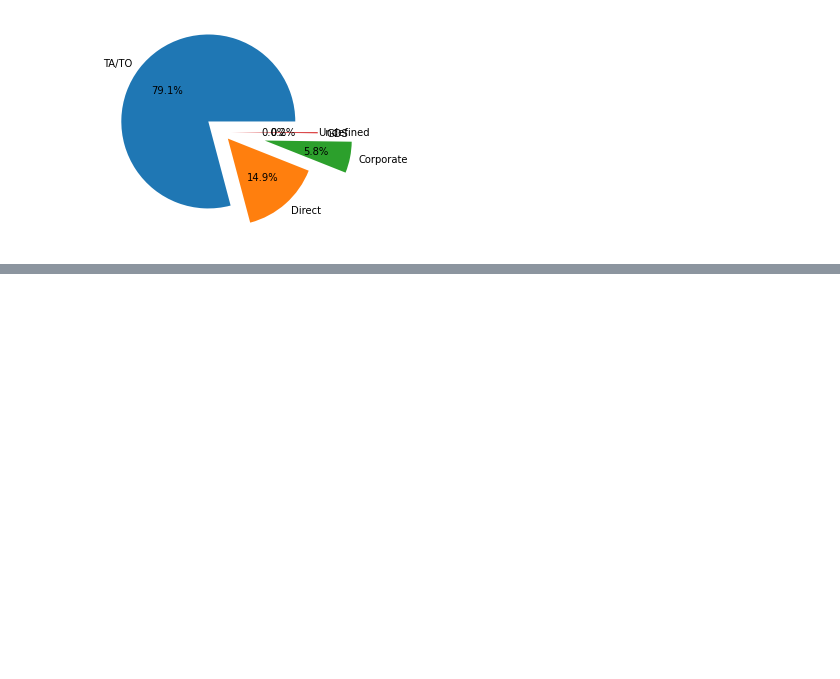
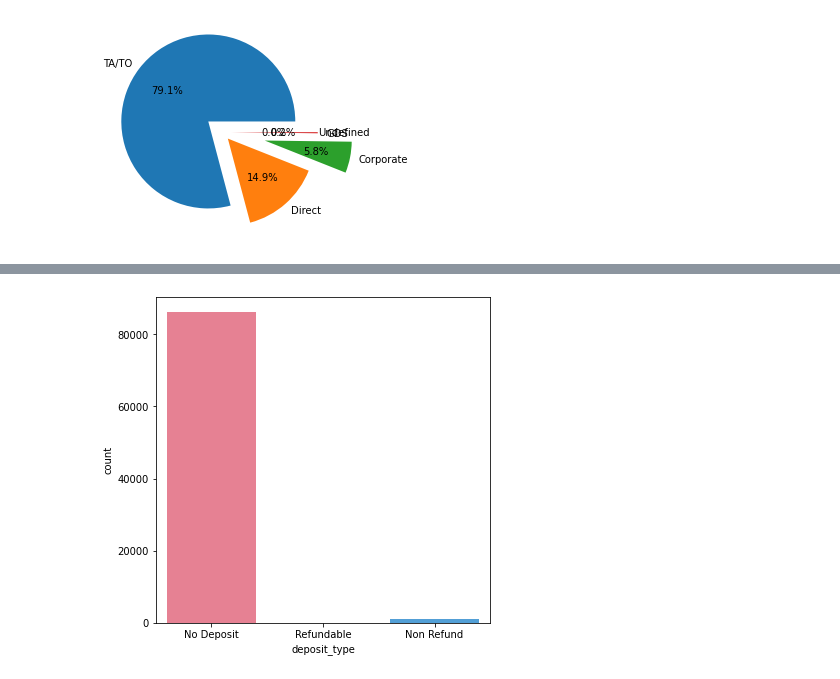
Before and after one commit to Naman2827/hotel-booking-analysis, a Jupyter notebook: Hotel_Booking_Analysis_Capstone_Project.ipynb, the cells around one changed output, grey strips where cells are left out. Saved outputs shown, nothing was run; the diff lists cells and outputs as text; code cells hidden in the pictures; blank space fills up the shorter version.

```diff
--- a/Hotel_Booking_Analysis_Capstone_Project.ipynb
+++ b/Hotel_Booking_Analysis_Capstone_Project.ipynb
@@ -263,0 +325,7 @@ plt.pie(d_c['value'],explode=[0.2,0.1,0.5,0.1,0.000000006], autopct="%.1f%%",lab
+# %%
+#Deposit type
+plt.figure(figsize=(6,6))
+sns.countplot(hba['deposit_type'], palette='husl')
+plt.show()
+# %% [output]
+[figure, added]
```
Also changed, not shown: parts of 20 cells of this notebook.
